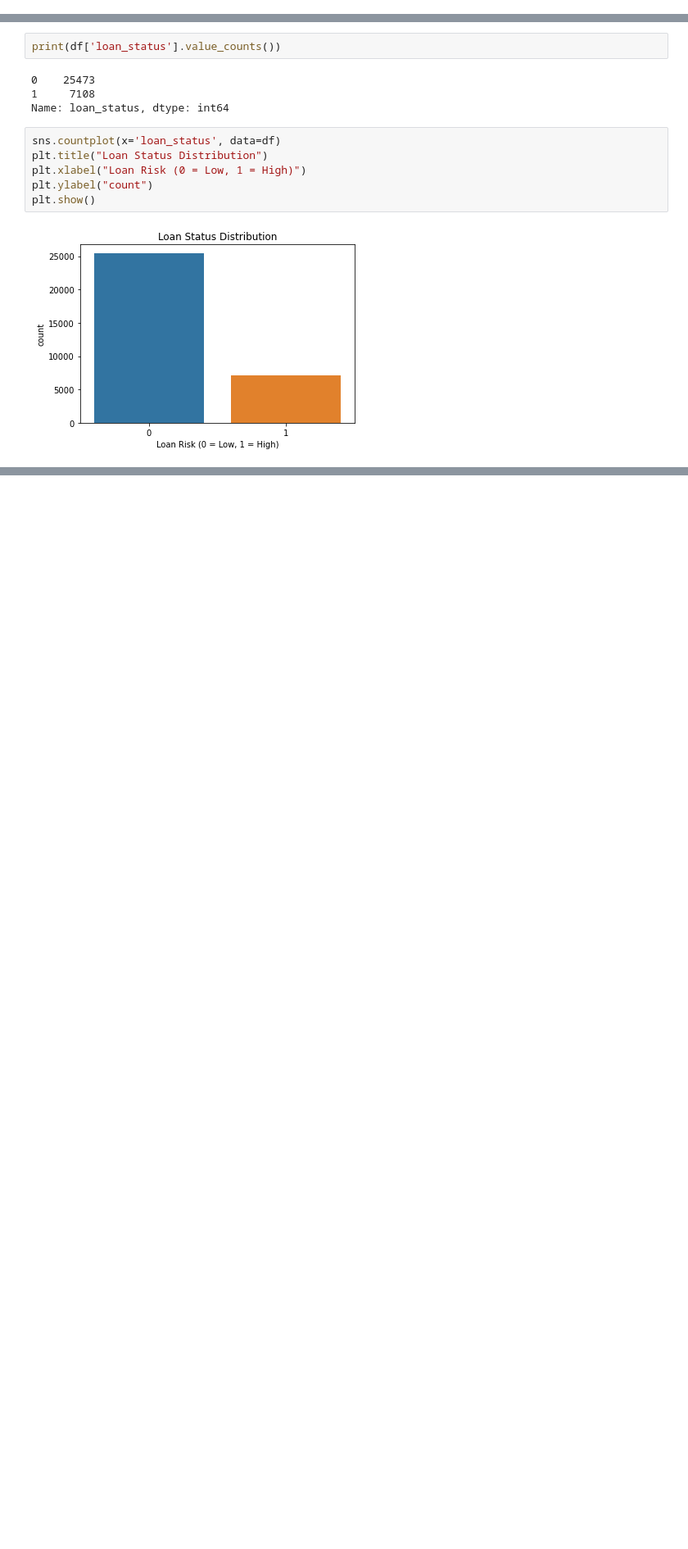
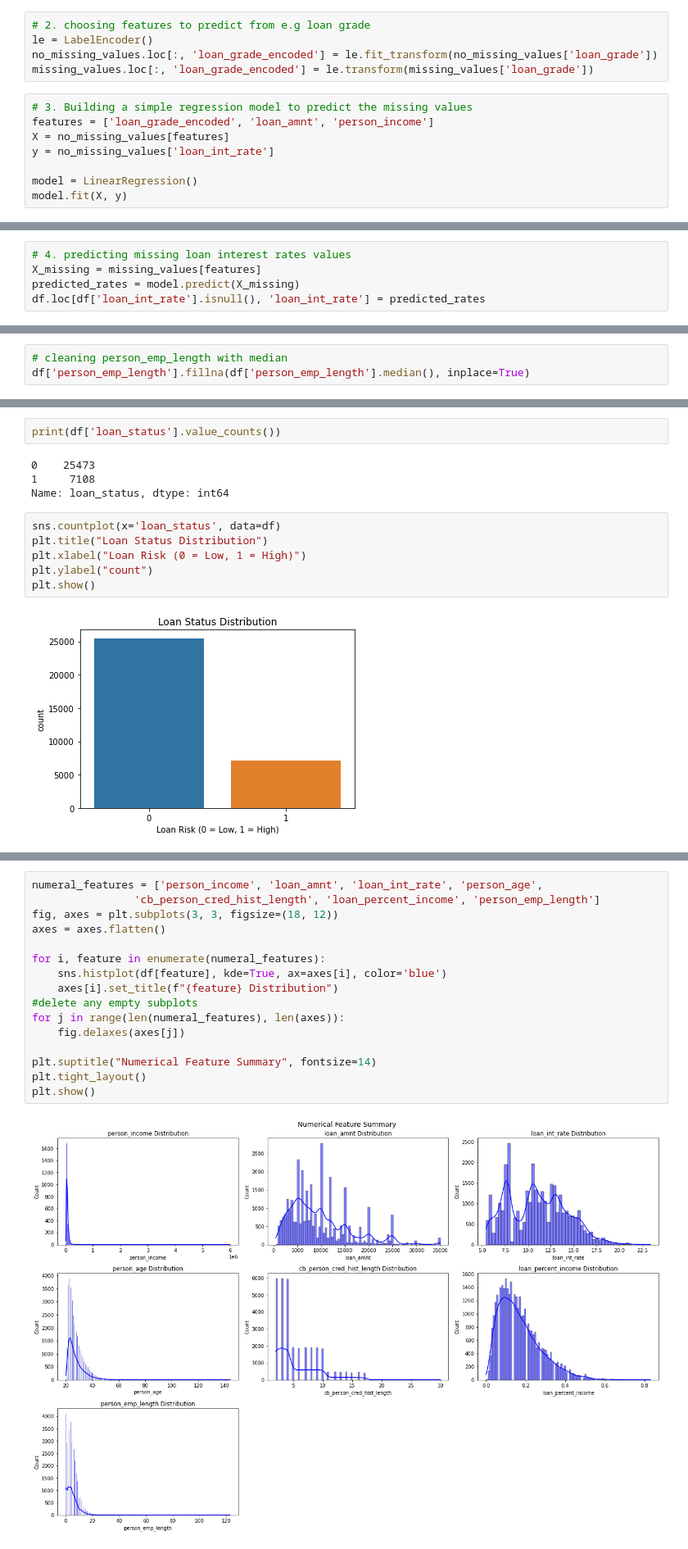
Before and after one commit to EricMetobo/Credit-Risk-Classification-with-Machine-Learning, a Jupyter notebook: credit_risk_Classification_with_Machine_learning.ipynb, the cells around one changed output, grey strips where cells are left out. Shown: that part at 82% size. Saved outputs shown, nothing was run; the diff lists cells and outputs as text; blank space fills up the shorter version.

```diff
--- a/credit_risk_Classification_with_Machine_learning.ipynb
+++ b/credit_risk_Classification_with_Machine_learning.ipynb
@@ -167,0 +177,13 @@ dtype: int64
+# %%
+# 2. choosing features to predict from e.g loan grade
+le = LabelEncoder()
+no_missing_values.loc[:, 'loan_grade_encoded'] = le.fit_transform(no_missing_values['loan_grade'])
+missing_values.loc[:, 'loan_grade_encoded'] = le.transform(missing_values['loan_grade'])
+# %%
+# 3. Building a simple regression model to predict the missing values
+features = ['loan_grade_encoded', 'loan_amnt', 'person_income']
+X = no_missing_values[features]
+y = no_missing_values['loan_int_rate']
+
+model = LinearRegression()
+model.fit(X, y)
@@ -167,0 +192,5 @@ dtype: int64
+# %%
+# 4. predicting missing loan interest rates values
+X_missing = missing_values[features]
+predicted_rates = model.predict(X_missing)
+df.loc[df['loan_int_rate'].isnull(), 'loan_int_rate'] = predicted_rates
@@ -167,0 +199,3 @@ dtype: int64
+# %%
+# cleaning person_emp_length with median
+df['person_emp_length'].fillna(df['person_emp_length'].median(), inplace=True)
@@ -181,0 +241,18 @@ plt.show()
+# %%
+numeral_features = ['person_income', 'loan_amnt', 'loan_int_rate', 'person_age',
+                'cb_person_cred_hist_length', 'loan_percent_income', 'person_emp_length']
+fig, axes = plt.subplots(3, 3, figsize=(18, 12))
+axes = axes.flatten()
+
+for i, feature in enumerate(numeral_features):
+    sns.histplot(df[feature], kde=True, ax=axes[i], color='blue')
+    axes[i].set_title(f"{feature} Distribution")
+#delete any empty subplots
+for j in range(len(numeral_features), len(axes)):
+    fig.delaxes(axes[j])
+
+plt.suptitle("Numerical Feature Summary", fontsize=14)
+plt.tight_layout()
+plt.show()
+# %% [output]
+[figure, added]
```
Also changed, not shown: parts of 21 cells of this notebook.
